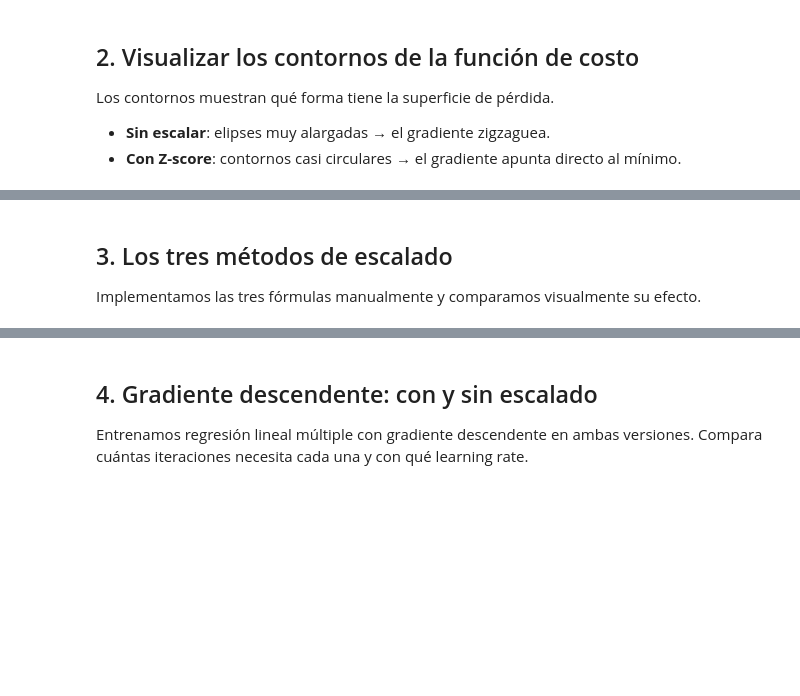
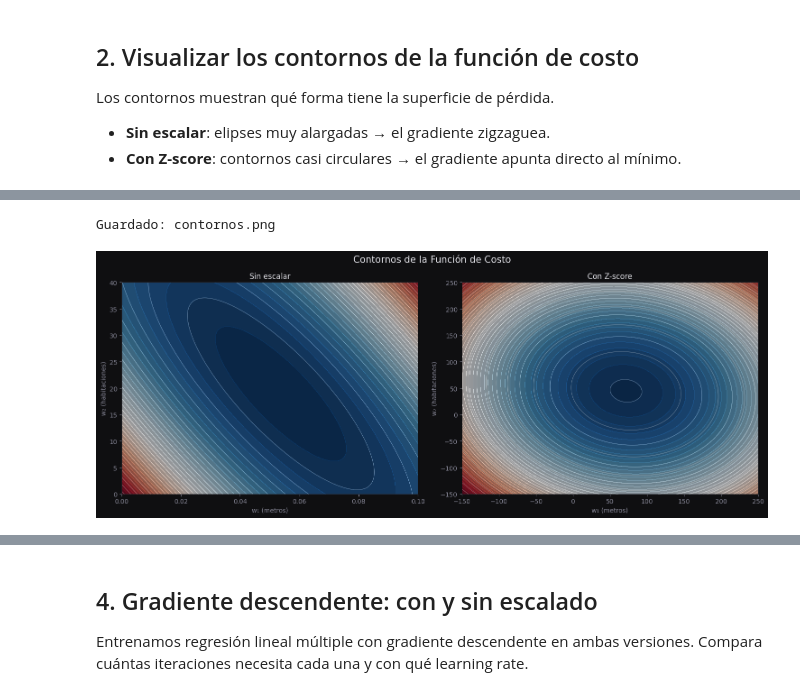
Before and after one commit to jmlopezfabian/Introduccion-DS-Tukey, a Jupyter notebook: notebooks/feature_scaling.ipynb, the cells around one changed output, grey strips where cells are left out. Cells and saved outputs as stored; diff of their text form; code cells hidden in the pictures; blank space fills up the shorter version.

```diff
--- a/notebooks/feature_scaling.ipynb
+++ b/notebooks/feature_scaling.ipynb
@@ -145,4 +63,66 @@ plt.show()
-# %% [markdown]
-## 3. Los tres métodos de escalado
-
-Implementamos las tres fórmulas manualmente y comparamos visualmente su efecto.
+# %%
+import numpy as np
+import matplotlib.pyplot as plt
+
+# 1. Funciones base (ajustadas para estabilidad)
+def zscore(x):
+    return (x - x.mean()) / x.std()
+
+def ecm_grid(w1, w2, X1, X2, y):
+    # Error Cuadrático Medio para la malla
+    pred = np.outer(w1, X1) + np.outer(w2, X2)
+    # Para la malla, calculamos el error para cada combinación de w1, w2
+    return ((y - (w1[:, None] * X1 + w2[:, None] * X2))**2).mean(axis=1)
+
+# --- CONFIGURACIÓN DE DATOS ---
+# (Asegúrate de que metros, habitaciones y precio estén definidos)
+metros_z = zscore(metros)
+habitaciones_z = zscore(habitaciones)
+
+# 2. Visualización
+fig, axes = plt.subplots(1, 2, figsize=(15, 6))
+fig.suptitle("Contornos de la Función de Costo", fontsize=15)
+
+# Definimos configuraciones visuales manuales para "ver" la curva
+configs = [
+    {
+        "x": (metros, habitaciones),
+        # Rangos pequeños y centrados para ver la elipse sin escalar
+        "w1_range": np.linspace(0.0, 0.1, 200),
+        "w2_range": np.linspace(0, 40, 200),
+        "titulo": "Sin escalar"
+    },
+    {
+        "x": (metros_z, habitaciones_z),
+        "w1_range": np.linspace(-150, 250, 200),
+        "w2_range": np.linspace(-150, 250, 200),
+        "titulo": "Con Z-score"
+    }
+]
+
+for ax, conf in zip(axes, configs):
+    x1, x2 = conf["x"]
+    wa_range, wb_range = conf["w1_range"], conf["w2_range"]
+    WA, WB = np.meshgrid(wa_range, wb_range)
+
+    # Cálculo de Z para la superficie (vectorizado para velocidad)
+    Z = np.zeros(WA.shape)
+    for i in range(WA.shape[0]):
+        for j in range(WA.shape[1]):
+            Z[i,j] = ((precio - (WA[i,j]*x1 + WB[i,j]*x2))**2).mean()
+
+    # Dibujo de contornos
+    ax.contourf(WA, WB, Z, levels=50, cmap="RdBu_r", alpha=0.6)
+    cont = ax.contour(WA, WB, Z, levels=20, colors="white", linewidths=0.5, alpha=0.5)
+
+    ax.set_title(conf["titulo"])
+    ax.set_xlabel("w₁ (metros)")
+    ax.set_ylabel("w₂ (habitaciones)")
+
+plt.tight_layout()
+plt.savefig(ASSETS_DIR / "contornos.png", dpi=150, bbox_inches="tight", facecolor="#0f0f11")
+print("Guardado: contornos.png")
+plt.show()
+# %% [output]
+Guardado: contornos.png
+[figure, added]
```
Also changed, not shown: parts of 6 cells of this notebook, 11 other files.
